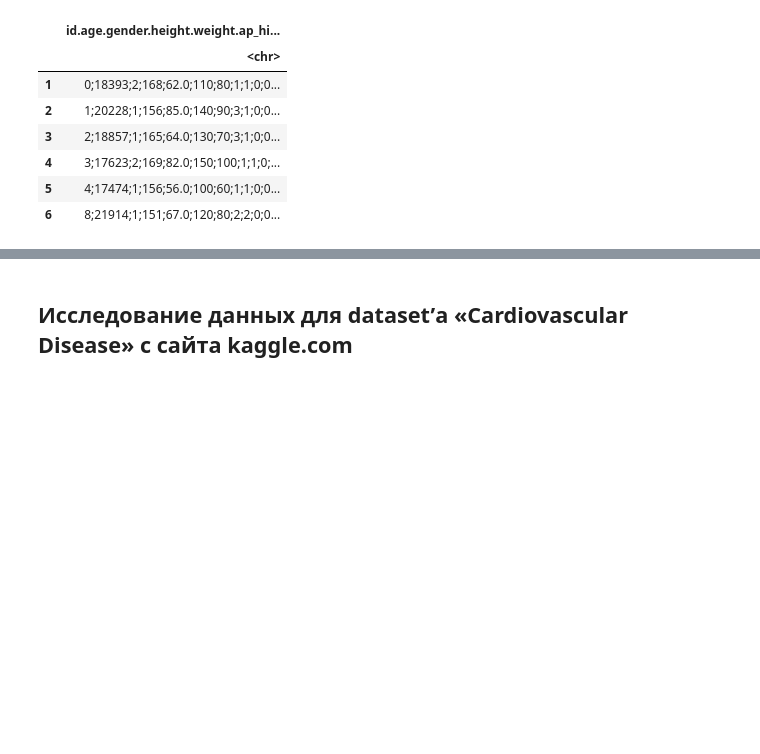
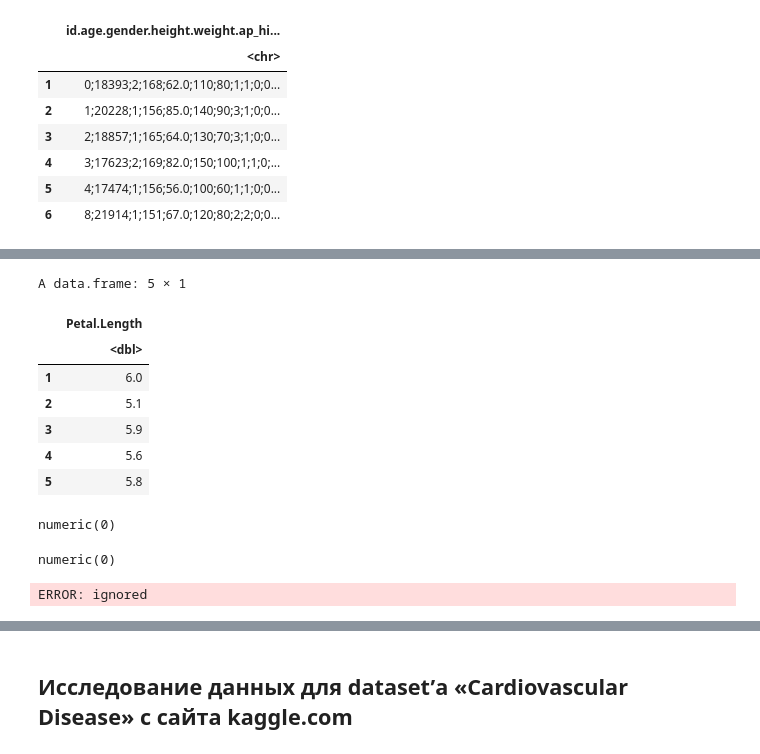
Before and after one commit to vit050587/R, a Jupyter notebook: DataScience_R.ipynb, the cells around one changed output, grey strips where cells are left out. Drawn from its saved outputs; the diff is of its cells as text; code cells hidden in the pictures; blank space fills up the shorter version.

```diff
--- a/DataScience_R.ipynb
+++ b/DataScience_R.ipynb
@@ -472,0 +516,20 @@ A data.frame: 6 × 1
+# %%
+# Пример из лекции:
+iris %>% filter(Species=="virginica") %>% select(Petal.Length) %>% head(5)
+# %% [output]
+A data.frame: 5 × 1
+|  | Petal.Length |
+|  | <dbl> |
+| 1 | 6.0 |
+| 2 | 5.1 |
+| 3 | 5.9 |
+| 4 | 5.6 |
+| 5 | 5.8 |
+# %%
+dat$age/365
+trunc(dat$age/365) # отсекает дробную часть
+dat<- dat %>% mutate(age_years=(trunc(age/365))) # ф-ция  trunc() отсекает дробную часть
+# %% [output]
+numeric(0)
+numeric(0)
+ERROR: ignored
```
Also changed, not shown: parts of 88 cells of this notebook.
